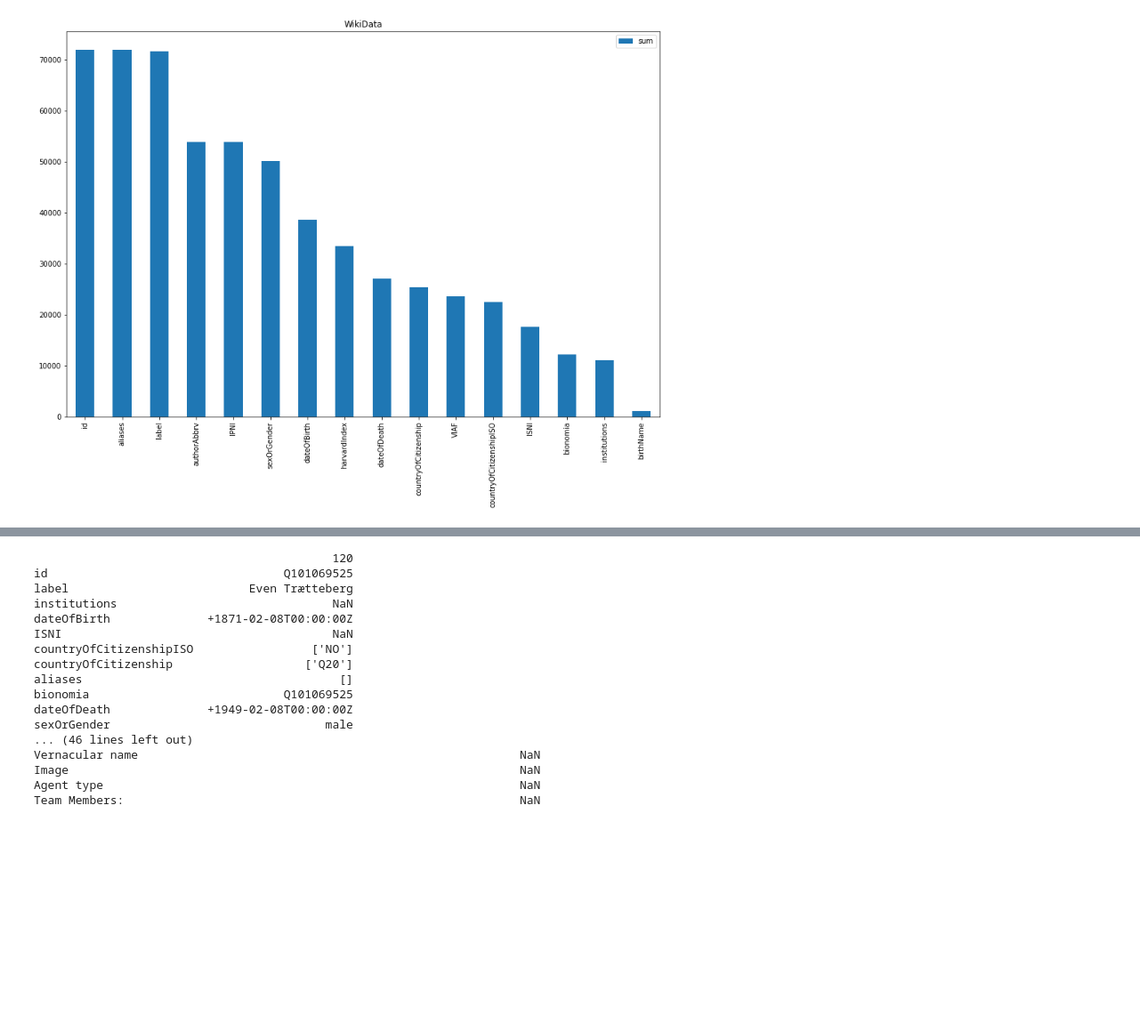
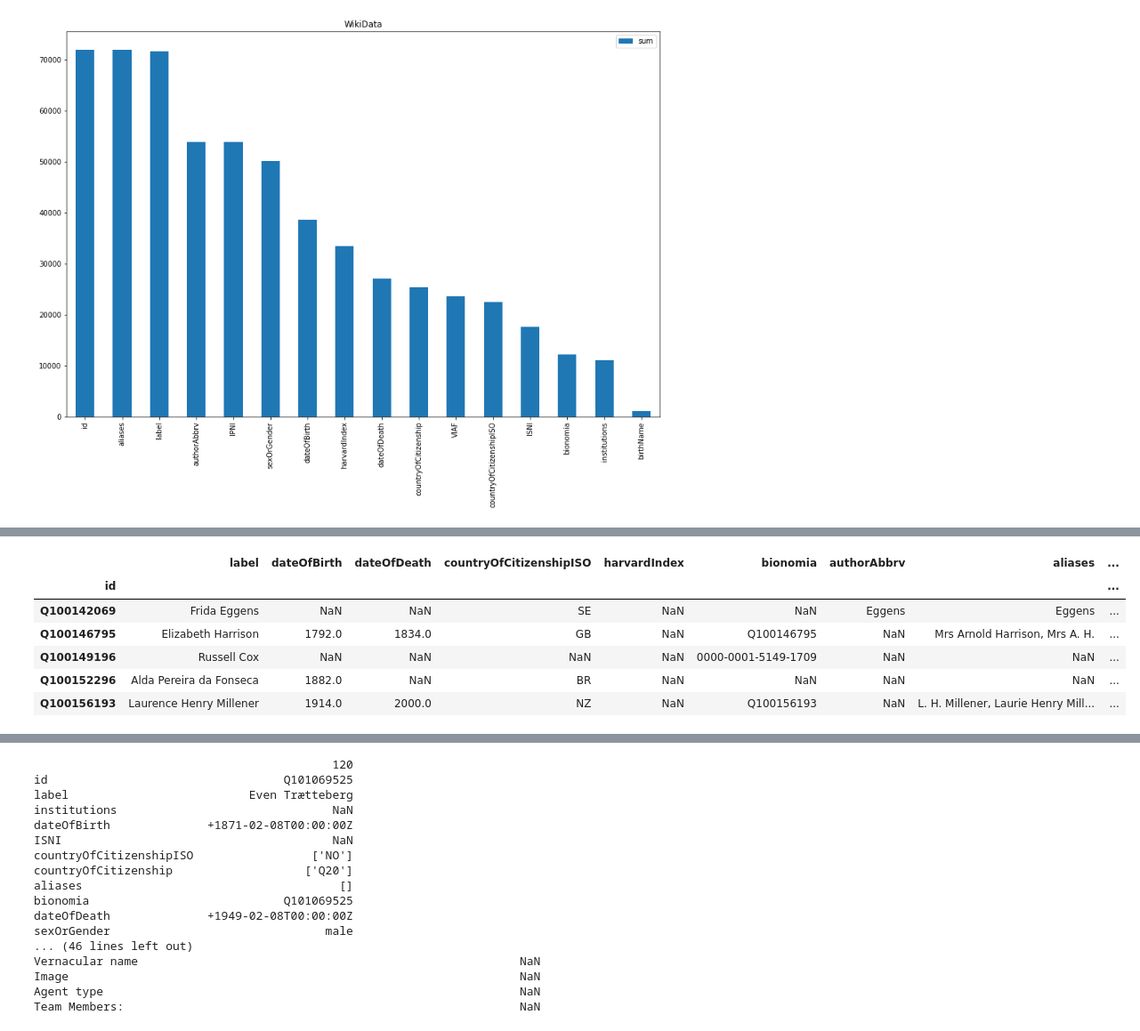
Before and after one commit to NaturalHistoryMuseum/PKB, a Jupyter notebook: pkb/tasks/notebooks/people_data_prepare.ipynb, the cells around one changed output, grey strips where cells are left out. Shown: that part at 89% size. Saved outputs shown, nothing was run; the diff lists cells and outputs as text; code cells hidden in the pictures; blank space fills up the shorter version.

```diff
--- a/pkb/tasks/notebooks/people_data_prepare.ipynb
+++ b/pkb/tasks/notebooks/people_data_prepare.ipynb
@@ -138,0 +423,20 @@ Member of teams/groups       0
+# %%
+a = pd.read_csv('~/Downloads/a.csv',chunksize=10000,encoding='utf-8',on_bad_lines='skip',engine='python')
+a = pd.concat(a)
+a['wikiID'] = a['id']
+a = a.set_index('id')
+
+b = pd.read_csv('~/Downloads/b.csv',chunksize=10000,encoding='utf-8',on_bad_lines='skip',engine='python')
+b = pd.concat(b)
+b['harvardIndex'] = b['id']
+b = b.set_index('id')
+# %%
+a.head()
+# %% [output]
+|  | label | dateOfBirth | dateOfDeath | countryOfCitizenshipISO | harvardIndex | bionomia | authorAbbrv | aliases | ... |
+| id |  |  |  |  |  |  |  |  | ... |
+| Q100142069 | Frida Eggens | NaN | NaN | SE | NaN | NaN | Eggens | Eggens | ... |
+| Q100146795 | Elizabeth Harrison | 1792.0 | 1834.0 | GB | NaN | Q100146795 | NaN | Mrs Arnold Harrison, Mrs A. H. | ... |
+| Q100149196 | Russell Cox | NaN | NaN | NaN | NaN | 0000-0001-5149-1709 | NaN | NaN | ... |
+| Q100152296 | Alda Pereira da Fonseca | 1882.0 | NaN | BR | NaN | NaN | NaN | NaN | ... |
+| Q100156193 | Laurence Henry Millener | 1914.0 | 2000.0 | NZ | NaN | Q100156193 | NaN | L. H. Millener, Laurie Henry Mill... | ... |
```
Also changed, not shown: parts of 54 cells of this notebook.
